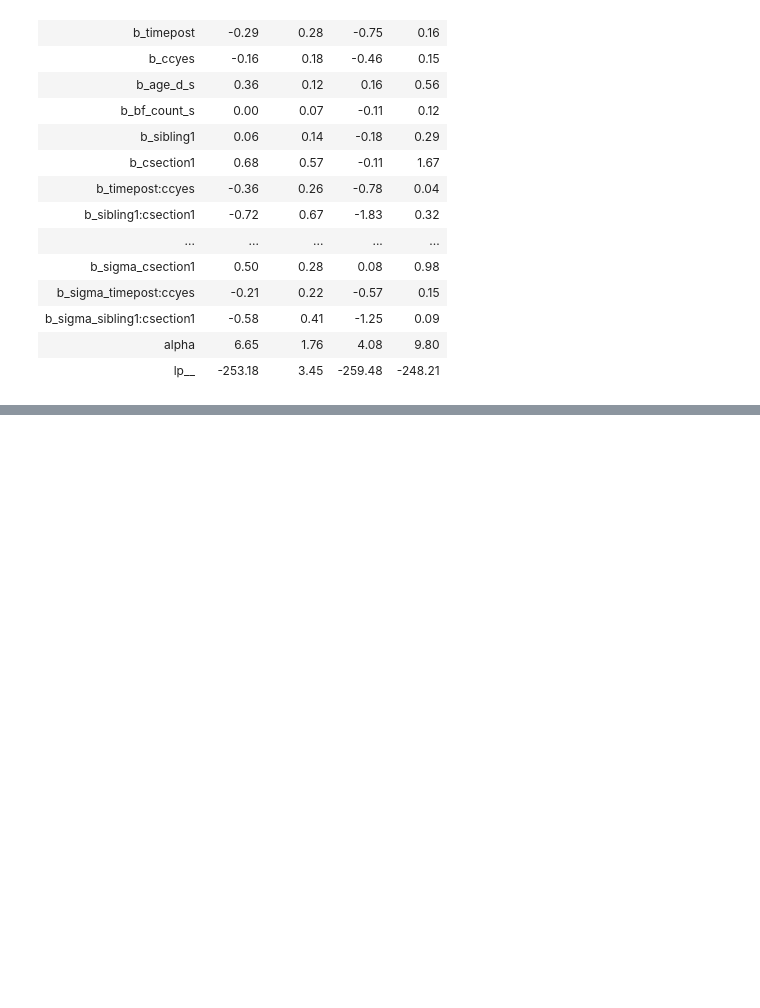
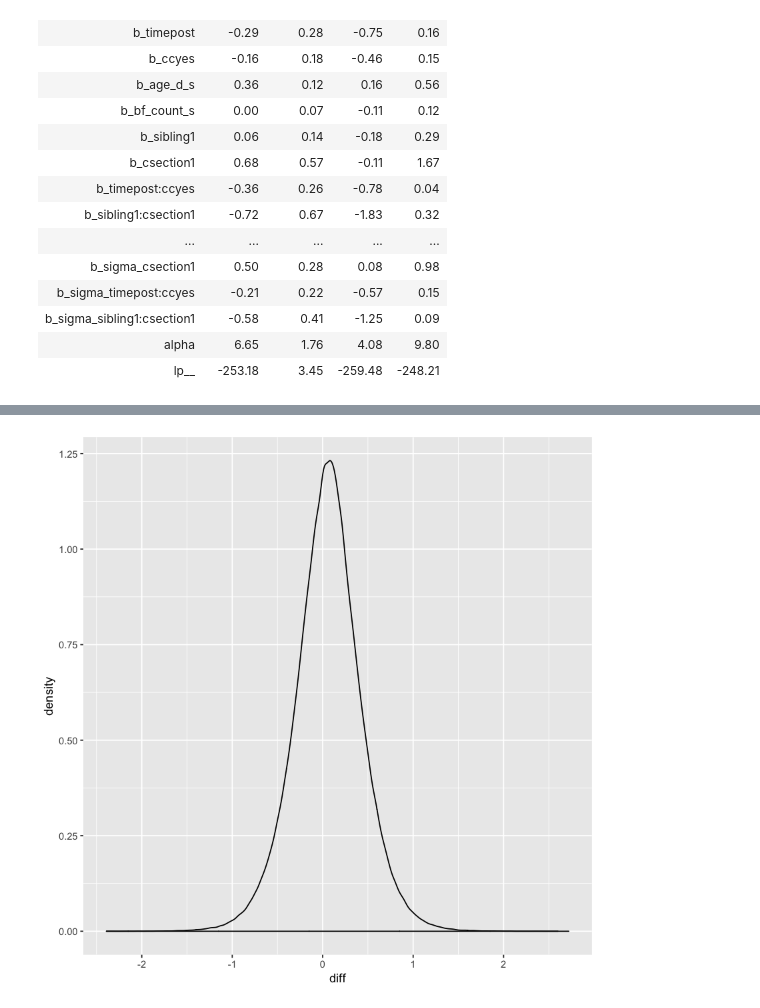
Before and after one commit to HenrikEckermann/bibo, a Jupyter notebook: notebooks/childcare_article_analyses.ipynb, the cells around one changed output, grey strips where cells are left out. Saved outputs shown, nothing was run; the diff lists cells and outputs as text; code cells hidden in the pictures; blank space fills up the shorter version.

```diff
--- a/notebooks/childcare_article_analyses.ipynb
+++ b/notebooks/childcare_article_analyses.ipynb
@@ -319,11 +276,9 @@ data_imp <- map(data_imp, ~.x %>% left_join(data_lj, by = c("subject_id", "time"
 # sibling which is random.
 data_imp <- map(data_imp, function(x) {
     #x[x$subject_id == "453" & x$time == "post", "sibling"] <- x[x$subject_id == "453" & x$time == "pre", "sibling"]
-    csection_pre_449 <- x[x$subject_id == 449 & x$time == "pre", "csection"]
     csection_pre_369 <- x[x$subject_id == 369 & x$time == "pre", "csection"]
     x <- x %>% mutate(
-        csection = ifelse(subject_id == "449", csection_pre_449,
-                          ifelse(subject_id == "369", csection_pre_369, csection)),
+        csection = ifelse(subject_id == "369", csection_pre_369, csection),
         sibling = as.factor(sibling),
         csection = as.factor(csection)
 
@@ -2254,3 +2213,8 @@ map(testmodels, function(fit) {
 | b_sigma_sibling1:csection1 | -0.58 | 0.41 | -1.25 | 0.09 |
 | alpha | 6.65 | 1.76 | 4.08 | 9.80 |
 | lp__ | -253.18 | 3.45 | -259.48 | -248.21 |
+# %%
+formula_1 <- glue("{genus} ~ time*cc + age_d_s + bf_count_s + sibling*csection +
+                    (1 + time + age_d_s + bf_count_s)") %>% as.formula()
+formula = bf(formula_1, sigma ~ 1 + time*cc + age_d_s + bf_count_s + sibling *csection)
+get_prior(formula = formula, data = data_imp[[1]], family = skew_normal())
@@ -2273,0 +2402,20 @@ Start sampling
+# %%
+data1 <- data_imp[[1]]
+data2 <- data_imp[[1]]
+data3 <- data_imp[[1]]
+contrasts(data2$cc) <- contr.sum
+contrasts(data2$sibling) <- contr.sum
+contrasts(data2$csection) <- contr.sum
+contrasts(data2$time) <- contr.sum
+contrasts(data3$cc)
+contrasts(data3$time)
+cc <- contrasts(data3$cc)
+cc[1,1] <- 1
+cc[2,1] <- 0
+time <- contrasts(data3$time)
+time[1,1] <- 1
+time[2,1] <- 0
+contrasts(data3$time) <- time
+contrasts(data3$cc) <- cc
+contrasts(data3$cc)
+contrasts(data3$time)
@@ -2273,0 +2516,7 @@ Start sampling
+# %%
+data_ccyes <- data_imp[[1]][data_imp[[1]]$cc == levels(data_imp[[1]]$cc)[1], ]
+PPD_ccyes <- posterior_predict(testmodels[[1]], newdata = data_ccyes)
+data_ccno <- data_ccyes
+data_ccno$cc[1:nrow(data_ccyes)]  <- levels(data_imp[[1]]$cc)[2]
+PPD_ccno <- posterior_predict(testmodels[[1]], newdata = data_ccno)
+PPD_diff <- PPD_ccno - PPD_ccyes
@@ -2273,0 +2533,7 @@ Start sampling
+# %%
+PPD_diff %>% as_tibble() %>%
+    gather(subject, diff) %>%
+    ggplot(aes(diff)) +
+    geom_density()
+# %% [output]
+[figure, added]
```
Also changed, not shown: parts of 23 cells of this notebook, 15 other files.
